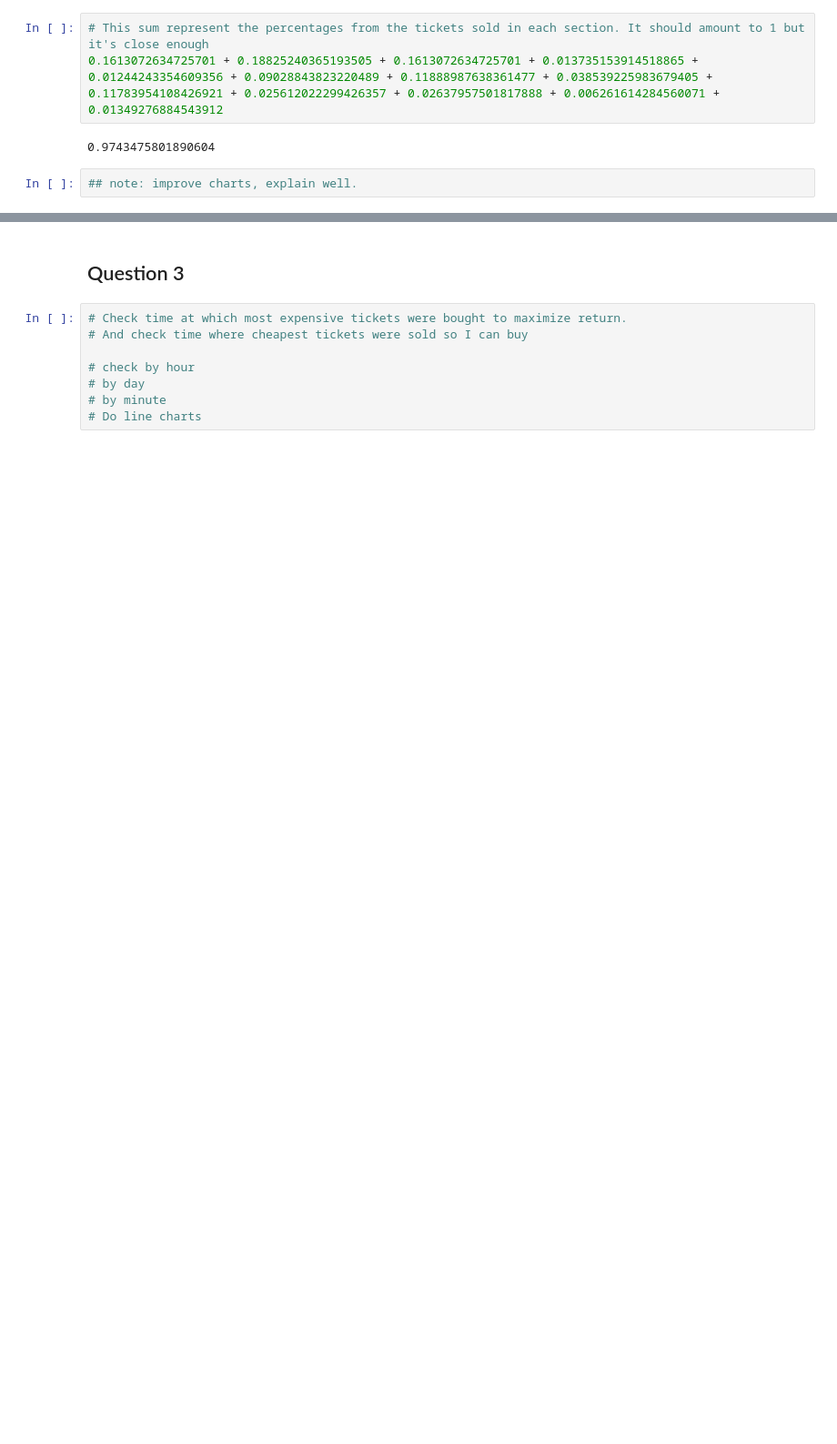
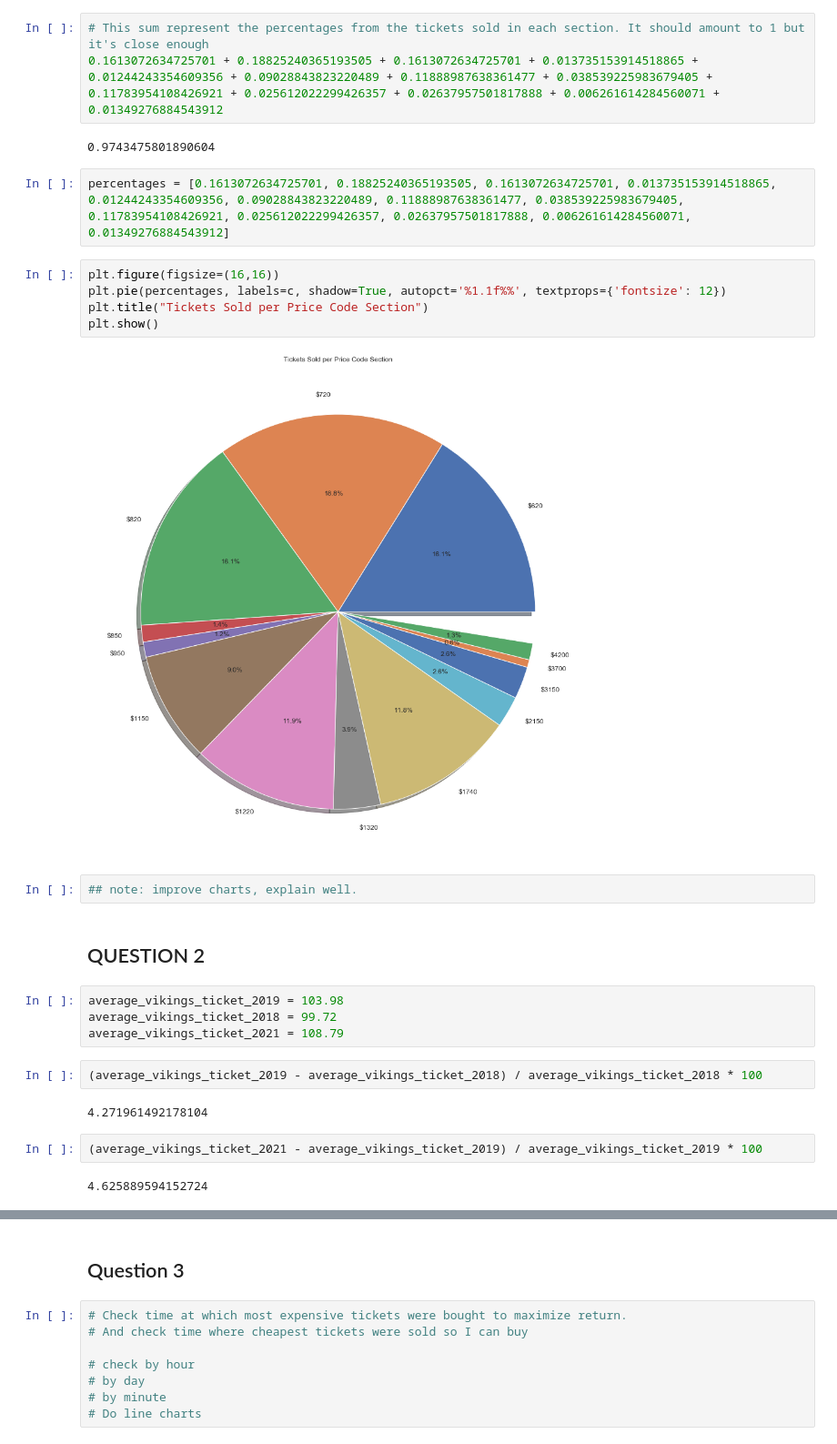
Before and after one commit to juanpi19/case_study, a Jupyter notebook: Case Study Analysis.ipynb, the cells around one changed output, grey strips where cells are left out. Shown: that part at 91% size. Saved outputs shown, nothing was run; the diff lists cells and outputs as text; blank space fills up the shorter version.

```diff
--- a/Case Study Analysis.ipynb
+++ b/Case Study Analysis.ipynb
@@ -541,5 +583,28 @@ plt.show()
 0.1613072634725701 + 0.18825240365193505 + 0.1613072634725701 + 0.013735153914518865 + 0.01244243354609356 + 0.09028843823220489 + 0.11888987638361477 + 0.038539225983679405 + 0.11783954108426921 + 0.025612022299426357 + 0.02637957501817888 + 0.006261614284560071 + 0.01349276884543912
 # %% [output]
 0.9743475801890604
+# %%
+percentages = [0.1613072634725701, 0.18825240365193505, 0.1613072634725701, 0.013735153914518865, 0.01244243354609356, 0.09028843823220489, 0.11888987638361477, 0.038539225983679405, 0.11783954108426921, 0.025612022299426357, 0.02637957501817888, 0.006261614284560071, 0.01349276884543912]
+# %%
+plt.figure(figsize=(16,16))
+plt.pie(percentages, labels=c, shadow=True, autopct='%1.1f%%', textprops={'fontsize': 12})
+plt.title("Tickets Sold per Price Code Section")
+plt.show()
+# %% [output]
+[figure, added]
 # %%
 ## note: improve charts, explain well.
+# %% [markdown]
+## QUESTION 2
+# %%
+average_vikings_ticket_2019 = 103.98
+average_vikings_ticket_2018 = 99.72
+average_vikings_ticket_2021 = 108.79
+# %%
+(average_vikings_ticket_2019 - average_vikings_ticket_2018) / average_vikings_ticket_2018 * 100
+# %% [output]
+4.271961492178104
+# %%
+(average_vikings_ticket_2021 - average_vikings_ticket_2019) / average_vikings_ticket_2019 * 100
+# %% [output]
+4.625889594152724
```
Also changed, not shown: parts of 62 cells of this notebook.
